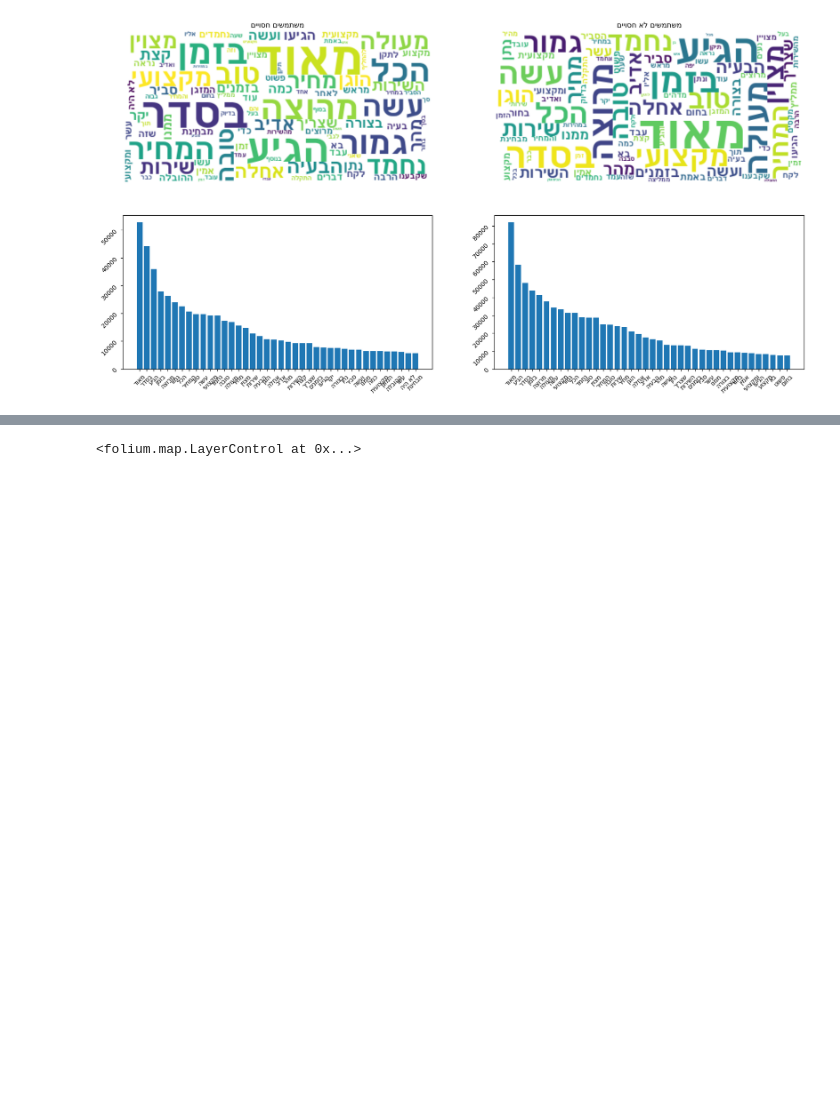
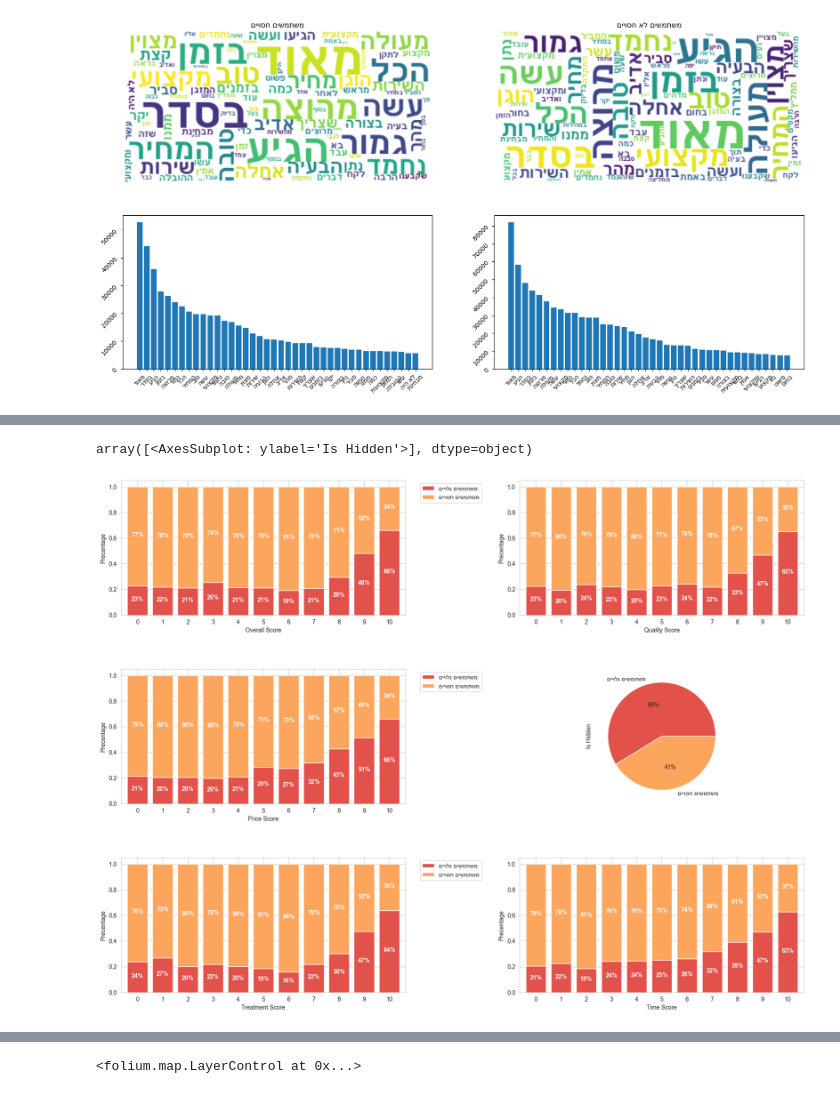
Before and after one commit to Omer-5/midrag, a Jupyter notebook: EDA.ipynb, the cells around one changed output, grey strips where cells are left out. Cells and saved outputs as stored; diff of their text form; code cells hidden in the pictures; blank space fills up the shorter version.

Commit message:
Added new graph for comparing review's scores

```diff
--- a/EDA.ipynb
+++ b/EDA.ipynb
@@ -19,10 +18,7 @@ def Display_Plot(df:pd.DataFrame, plot_type, axis:pd.DataFrame.axes, title, colo
         for index, col in enumerate(df["Total Reviews"]):
             txt_len = len(str(col))
             axis.annotate(str(col), xy=(index,col), xytext=(-txt_len,txt_len*1.2), textcoords='offset points', rotation=-45)
-    elif plot_type == "pie":
-        axis.pie(x = df["Total Reviews"], labels = df["Year"], color = color)
-    else:
-        axis.plot(df["Year"], df["Total Reviews"])
+
     axis.set_title(title[::-1])
     axis.set_ymargin(0.15)
     axis.set_xticklabels(axis.get_xticklabels(), rotation=90)
@@ -180,3 +150,72 @@ sns.histplot( data=df_main, hue="Is Hidden", x="Overall Score", multiple='stack'
+# %%
+# Check differences between 'משתמשים גלויים' and 'משתמשים חסויים' based on the review's scores (Overall, Quality, Price, Time & Treatment)
+
+filenames = Get_All_CSV_Names()
+df_main = pd.DataFrame()
+
+for csv in filenames:
+    df_temp = pd.read_csv(f"data/{csv}.csv", usecols=['Overall Score', 'Quality Score', 'Price Score', 'Time Score', 'Treatment Score', 'Is Hidden'])
+    df_main = pd.concat([df_main, df_temp])
+
+df_hidden = df_main.loc[df_main["Is Hidden"] == 1]
+df_not_hidden = df_main.loc[df_main["Is Hidden"] == 0]
+
+fig, axes = plt.subplots(3, 2, figsize=(20, 15))
+fig.subplots_adjust(left=0.1,
+                    bottom=0.1,
+                    right=0.9,
+                    top=0.9,
+                    wspace=0.4,
+                    hspace=0.4)
+row,index = 0, 0
+
+score_labels = ['Overall Score', 'Quality Score', 'Price Score', 'Time Score', 'Treatment Score']
+
+for score in score_labels:
+
+    ct = pd.crosstab(df_main[score], df_main['Is Hidden'], rownames=[score], colnames=['Is Hidden'])
+    result = ct.apply(lambda x: x / x.sum(), axis=1)
+
+    # Visualize In Graph
+
+    if index == 0:
+        g = result.plot(ax=axes[row,index], kind='bar', stacked=True, width=0.8, figsize=(20, 15))
+        g.legend(['משתמשים גלויים'[::-1], 'משתמשים חסויים'[::-1]], loc='best')
+        sns.move_legend(g, "upper left", bbox_to_anchor=(1.04, 1))
+    else:
+        g = result.plot(ax=axes[row,index], kind='bar', stacked=True, width=0.8, figsize=(20, 15), legend=False)
+
+    g.set_xlabel(score)
+    g.set_ylabel('Precentage')
+
+    for p in g.containers:
+        labels = [f'{h:.0%}' for h in p.datavalues]
+        labels = g.bar_label(p, labels=labels, label_type='center', fontsize=10, padding=2)
+        for label in labels:
+            label.set_color('white')
+            label.set_weight('bold')
+
+    sns.set_style('whitegrid')
+    sns.set_palette('Spectral')
+    g.tick_params(axis='x', rotation=0)
+
+    if index == 1:
+        row += 1
+        index = 0
+    else:
+        index+=1
+
+df_piechart = pd.DataFrame(df_main["Is Hidden"].value_counts())
+df_piechart = df_piechart.rename(index={0:'משתמשים גלויים'[::-1], 1: 'משתמשים חסויים'[::-1]})
+
+temp = axes[1, 1].get_position()
+axes[1, 1].set_position(axes[2, 1].get_position())
+axes[2, 1].set_position(temp)
+
+df_piechart.plot(ax=axes[2,1], kind='pie', figsize=(20, 15), legend=False, autopct='%1.f%%', subplots=True)
+# %% [output]
+array([<AxesSubplot: ylabel='Is Hidden'>], dtype=object)
+[figure, added]
 # %%
 # Image - Wordcloud
 
```
Also changed, not shown: parts of 3 cells of this notebook.
